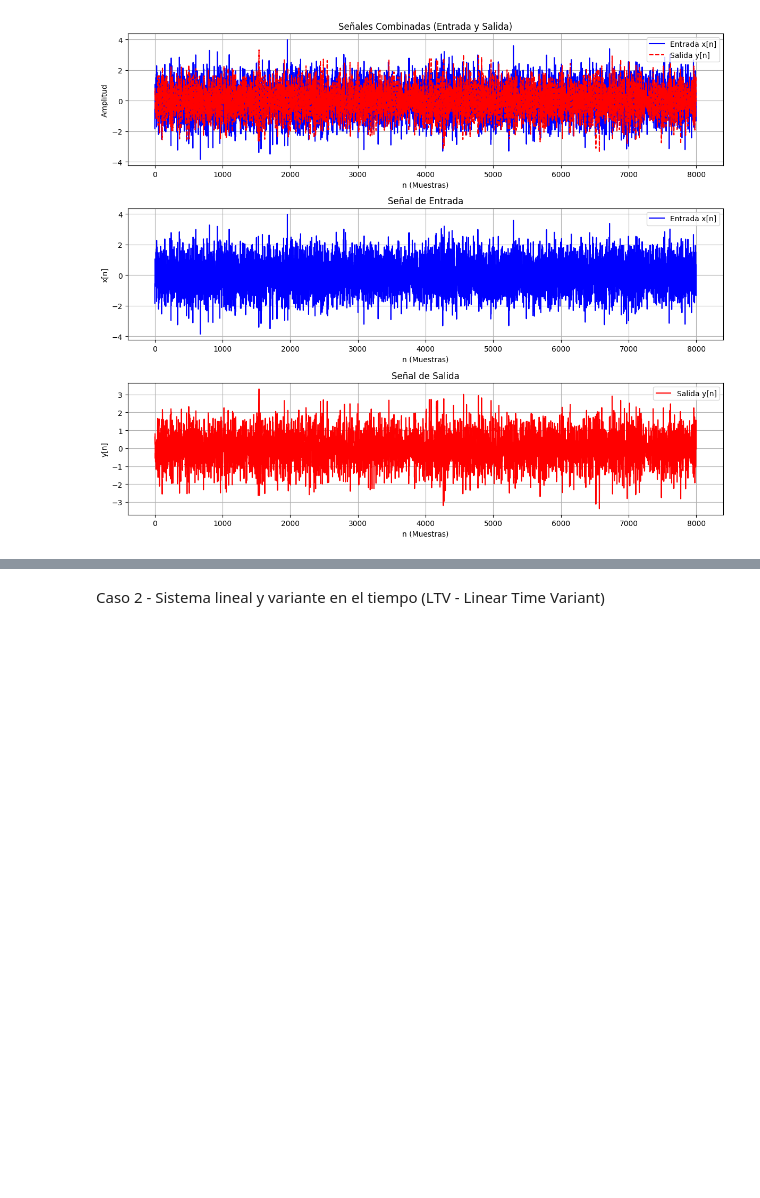
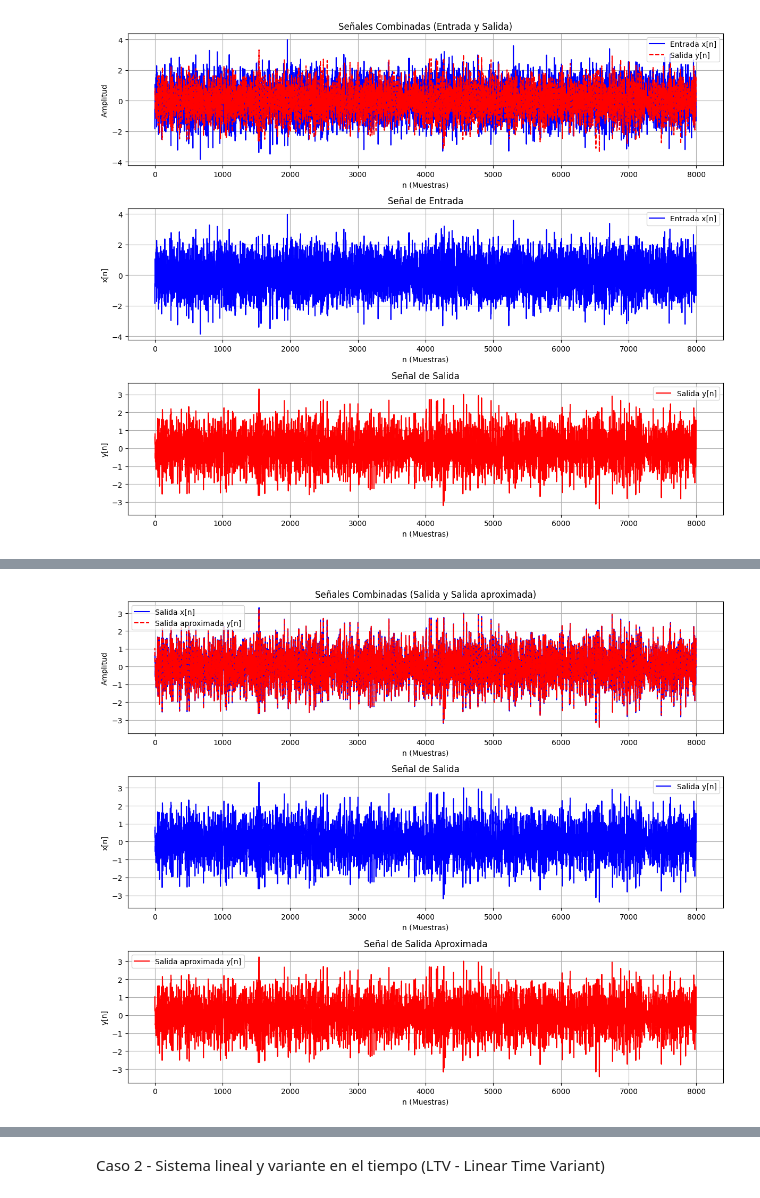
Before and after one commit to ExampleToFollow/PracticasPDS, a Jupyter notebook: Personal/TA_pregunta1.ipynb, the cells around one changed output, grey strips where cells are left out. Cells and saved outputs as stored; diff of their text form; code cells hidden in the pictures; blank space fills up the shorter version.

```diff
--- a/Personal/TA_pregunta1.ipynb
+++ b/Personal/TA_pregunta1.ipynb
@@ -120 +162,37 @@ print(sorted(W))
+# %%
+#Graficar señales recuperadas
+n = np.arange(len(input_lti))
+# Crear las gráficas
+plt.figure(figsize=(12, 10))
+# Gráfica 1: Señales combinadas (Entrada y Salida juntas)
+plt.subplot(3, 1, 1)  # Primera gráfica (3 filas, 1 columna, posición 1)
+plt.plot(n, output_lti, label='Salida x[n]', color='blue')
+plt.plot(n, salida_aproximada, label='Salida aproximada y[n]', color='red', linestyle='--')
+plt.title('Señales Combinadas (Salida y Salida aproximada)')
+plt.xlabel('n (Muestras)')
+plt.ylabel('Amplitud')
+plt.grid(True)
+plt.legend()
+# Gráfica 2: Señal de Entrada x[n] (separada)
+plt.subplot(3, 1, 2)  # Segunda gráfica (3 filas, 1 columna, posición 2)
+plt.plot(n, output_lti, label='Salida y[n]', color='blue')
+plt.title('Señal de Salida')
+plt.xlabel('n (Muestras)')
+plt.ylabel('x[n]')
+plt.grid(True)
+plt.legend()
+# Gráfica 3: Señal de Salida y[n] (separada)
+plt.subplot(3, 1, 3)  # Tercera gráfica (3 filas, 1 columna, posición 3)
+plt.plot(n, salida_aproximada, label='Salida aproximada y[n]', color='red')
+plt.title('Señal de Salida Aproximada')
+plt.xlabel('n (Muestras)')
+plt.ylabel('y[n]')
+plt.grid(True)
+plt.legend()
+# Ajustar el diseño para evitar solapamiento
+plt.tight_layout()
+# Mostrar todas las gráficas
+plt.show()
+# %% [output]
+[figure, added]
 # %%
```
Also changed, not shown: parts of 9 cells of this notebook.
